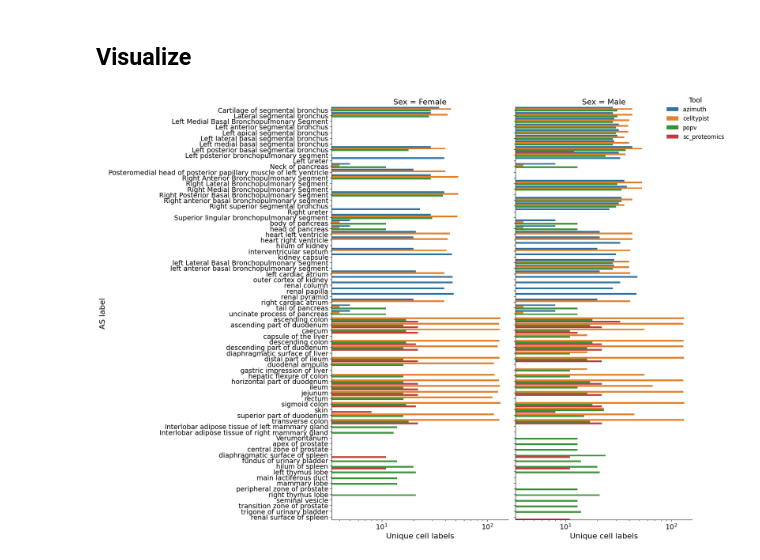
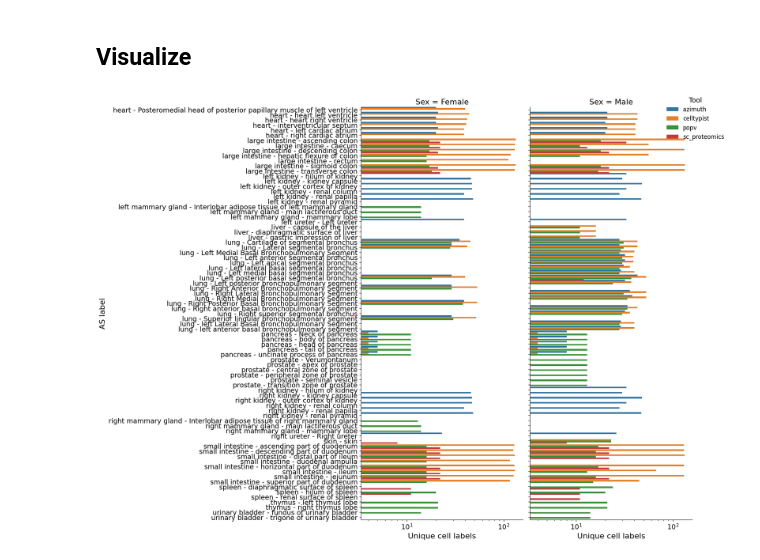
Before and after one commit to cns-iu/ctann-data-descriptor, a Jupyter notebook: figures/fig-as-pop.ipynb, the cells around one changed output. Cells and saved outputs as stored; diff of their text form; code cells hidden in the pictures.

```diff
--- a/figures/fig-as-pop.ipynb
+++ b/figures/fig-as-pop.ipynb
@@ -72,9 +72,10 @@ df_as
 # %%
 # get nunique() cell_label by tool per as_label by sex
 new_df = (
-    df_as.groupby(["tool", "as_label", "sex"])["cell_label"]
+    df_as.groupby(['tool', 'as_label', 'sex','organ'])["cell_label"]
       .nunique()
-      .reset_index(name="n_unique_cell_label")
+      .reset_index(name='n_unique_cell_label')
 )
+new_df['organ'] = new_df['organ'].str.lower()
 new_df
 # %% [output]
@@ -93,0 +95,12 @@ new_df
+# %%
+# add organ label to AS label
+new_df['organ_as_label'] = new_df['organ'] + ' - ' + new_df['as_label']
+
+new_df['organ_as_label'] = pd.Categorical(
+    new_df['organ_as_label'],
+    categories=sorted(new_df["organ_as_label"].unique()),
+    ordered=True
+    )
+
+# new_df['organ_as_label'] = new_df['organ_as_label'].str.lower()
+new_df
@@ -102,32 +129,32 @@ rc_params = {
     "ytick.labelsize": 14,
     "legend.title_fontsize": 14,
     "legend.fontsize": 12
 }
 plt.rcParams.update(rc_params)
 
 # Split by sex in separate facets
 g = sns.catplot(
     data=new_df,
     kind="bar",
-    y="as_label",
+    y="organ_as_label",
     x="n_unique_cell_label",
     hue="tool",
     col="sex",
     orient="h",
     height=13,
     aspect=.6,
     width=1.2
 )
 
 # Move legend to top right
 g._legend.set_title("Tool")
 g._legend.set_bbox_to_anchor((1.05, 1))  # move outside
 g._legend.set_loc("upper right")
 
 g.set_axis_labels("Unique cell labels", "AS label")
 g.set_titles("Sex = {col_name}")
 plt.xscale('log')
 plt.tight_layout()
 plt.show()
 # %% [output]
-[figure, old version]
+[figure, new version]
```
Also changed, not shown: parts of 2 cells of this notebook.
